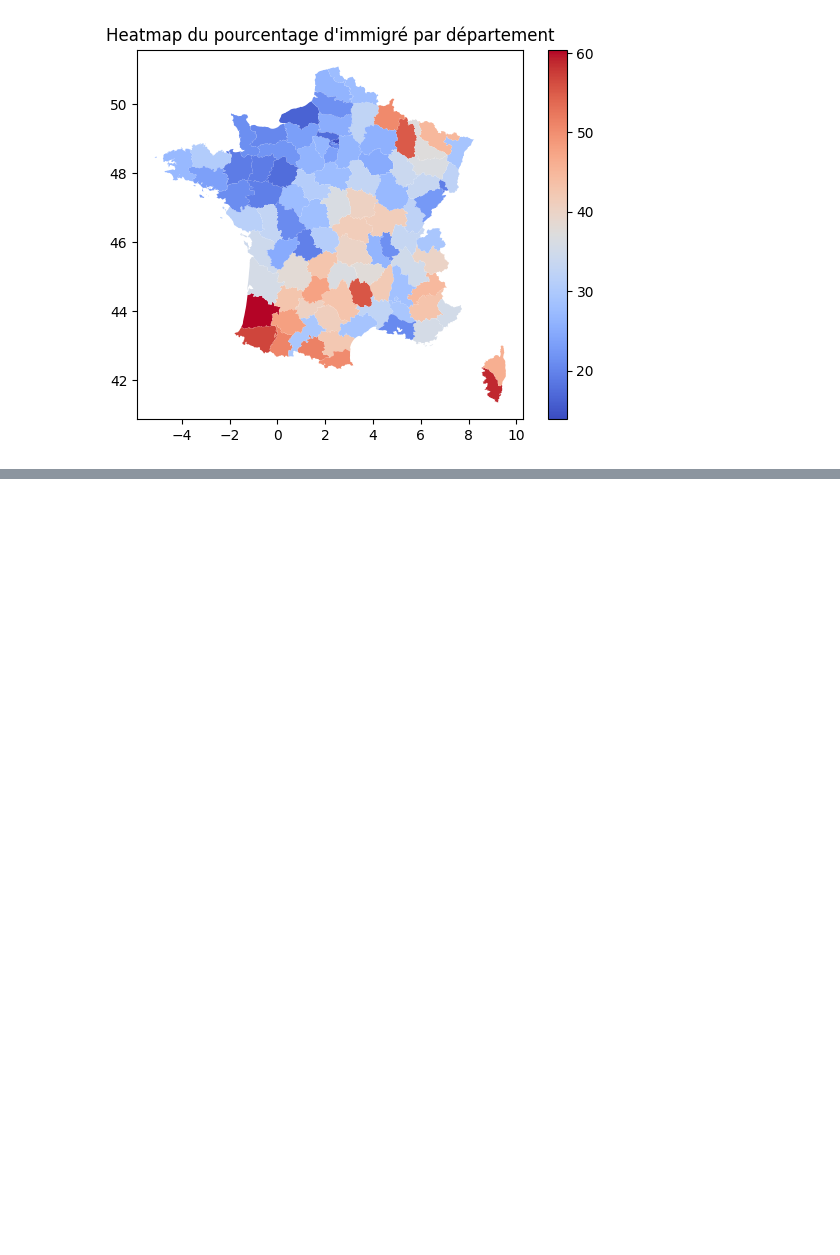
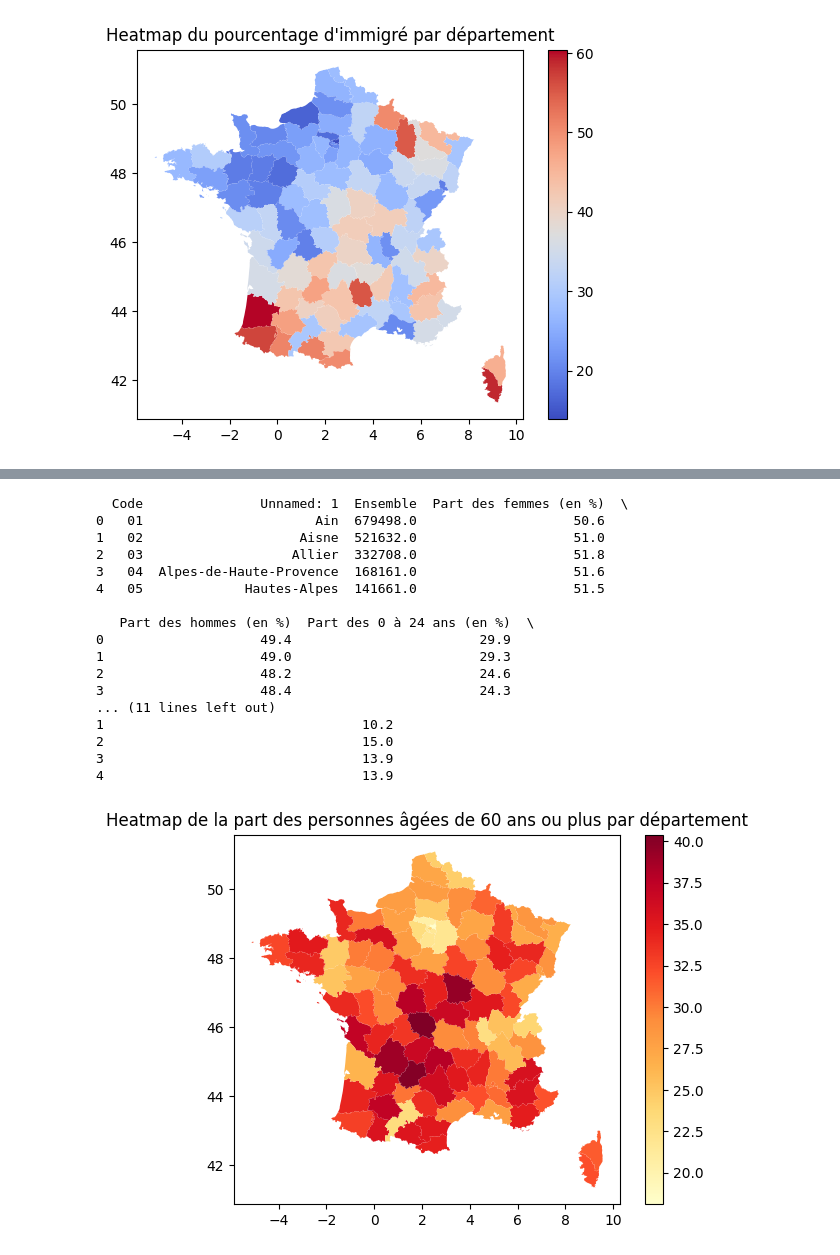
Before and after one commit to gabrielmariebrisson/MachineLearingElectionsPresidentielles, a Jupyter notebook: Main.ipynb, the cells around one changed output, grey strips where cells are left out. Saved outputs shown, nothing was run; the diff lists cells and outputs as text; code cells hidden in the pictures; blank space fills up the shorter version.

```diff
--- a/Main.ipynb
+++ b/Main.ipynb
@@ -402,0 +488,49 @@ plt.show()
+# %%
+#Heatmap taux pauvreté
+import pandas as pd
+import geopandas as gpd
+import matplotlib.pyplot as plt
+
+# Charger les données Excel dans un DataFrame pandas
+df_resultats = pd.read_excel('AutreData/MoyenneAgeDepartement.xlsx')
+
+print(df_resultats.head())
+
+
+
+# Sélectionner les colonnes pertinentes
+df_part_60_plus = df_resultats[['Code', 'Part des 60 ans ou plus (en %)']]
+
+# Renommer les colonnes pour la fusion
+df_part_60_plus = df_part_60_plus.rename(columns={'Code': 'code', 'Part des 60 ans ou plus (en %)': 'Part_60_plus'})
+
+# Charger les données géographiques des départements français
+departements = gpd.read_file('Carte/departements.geojson')
+
+# Fusionner les données de part des personnes âgées de 60 ans ou plus avec les données géographiques des départements
+departements = departements.merge(df_part_60_plus, on='code')
+
+# Afficher la heatmap
+fig, ax = plt.subplots(1, 1)
+departements.plot(column='Part_60_plus', cmap='YlOrRd', ax=ax, legend=True)
+ax.set_title("Heatmap de la part des personnes âgées de 60 ans ou plus par département")
+plt.show()
+# %% [output]
+  Code               Unnamed: 1  Ensemble  Part des femmes (en %)  \
+0   01                      Ain  679498.0                    50.6
+1   02                    Aisne  521632.0                    51.0
+2   03                   Allier  332708.0                    51.8
+3   04  Alpes-de-Haute-Provence  168161.0                    51.6
+4   05             Hautes-Alpes  141661.0                    51.5
+
+   Part des hommes (en %)  Part des 0 à 24 ans (en %)  \
+0                    49.4                        29.9
+1                    49.0                        29.3
+2                    48.2                        24.6
+3                    48.4                        24.3
+... (11 lines left out)
+1                                 10.2
+2                                 15.0
+3                                 13.9
+4                                 13.9
+[figure, added]
```
Also changed, not shown: parts of 16 cells of this notebook, 2 other files.
